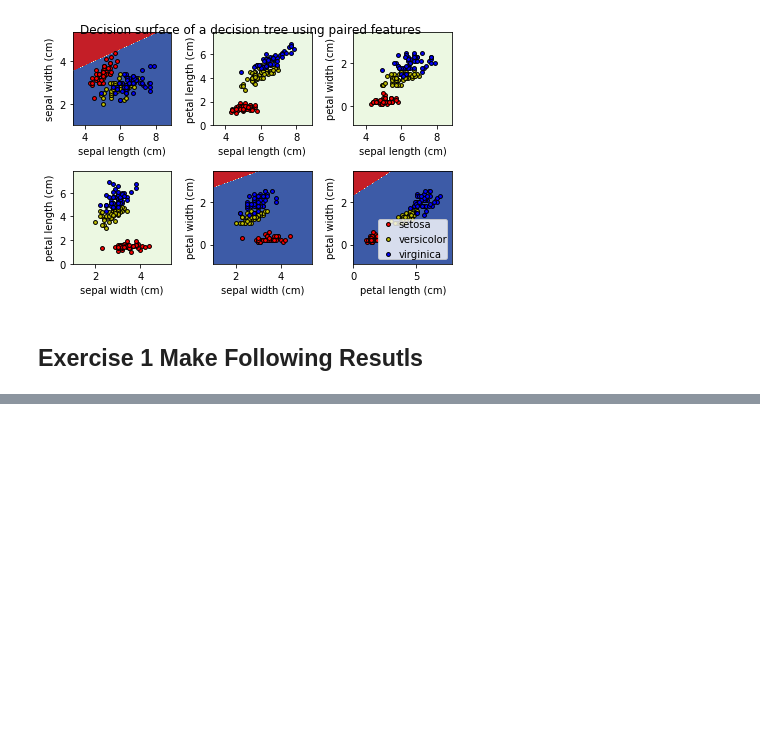
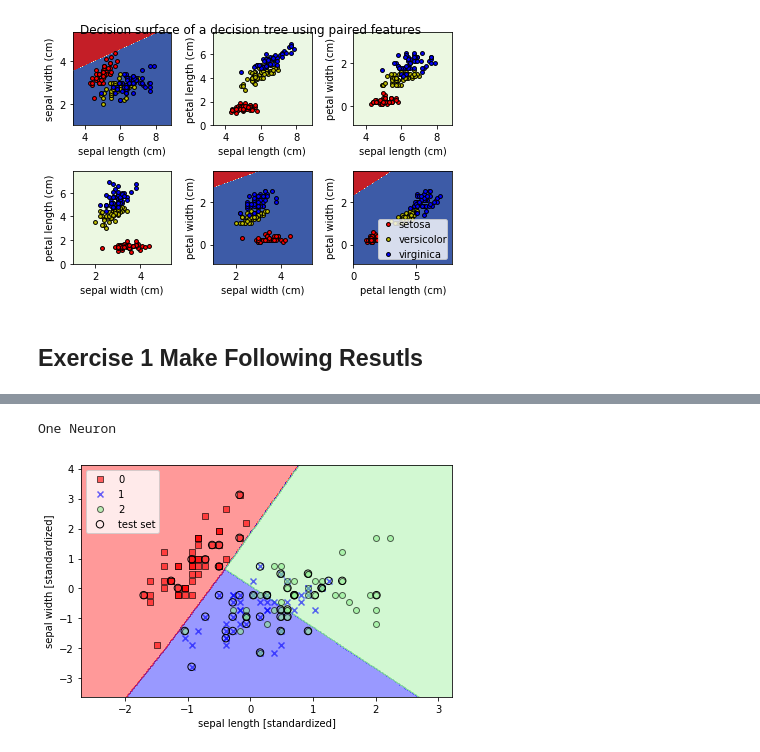
Before and after one commit to yejiiii/AI-Agent, a Jupyter notebook: NeuralNetworks/sklearn_NeuralNetworks_Exercise.ipynb, the cells around one changed output, grey strips where cells are left out. Drawn from its saved outputs; the diff is of its cells as text; code cells hidden in the pictures; blank space fills up the shorter version.

```diff
--- a/NeuralNetworks/sklearn_NeuralNetworks_Exercise.ipynb
+++ b/NeuralNetworks/sklearn_NeuralNetworks_Exercise.ipynb
@@ -671,0 +642,21 @@ Normalized confusion matrix
+# %%
+#####################################################
+############### One Neuron #########################
+#####################################################
+#Initialize Decision Tree
+on_clf = MLPClassifier(solver='lbfgs', alpha=1e-5, hidden_layer_sizes=(2), random_state=1)
+
+#Fitting the training set
+on_clf.fit(X_train_std, y_train)
+
+plot_decision_regions(X_combined_std, y_combined, classifier=on_clf, test_idx=range(105, 150))
+
+plt.xlabel('sepal length [standardized]')
+plt.ylabel('sepal width [standardized]')
+plt.legend(loc='upper left')
+plt.tight_layout()
+print("\nOne Neuron")
+plt.show()
+# %% [output]
+One Neuron
+[figure, added]
```
Also changed, not shown: parts of 6 cells of this notebook, 2 other files.
